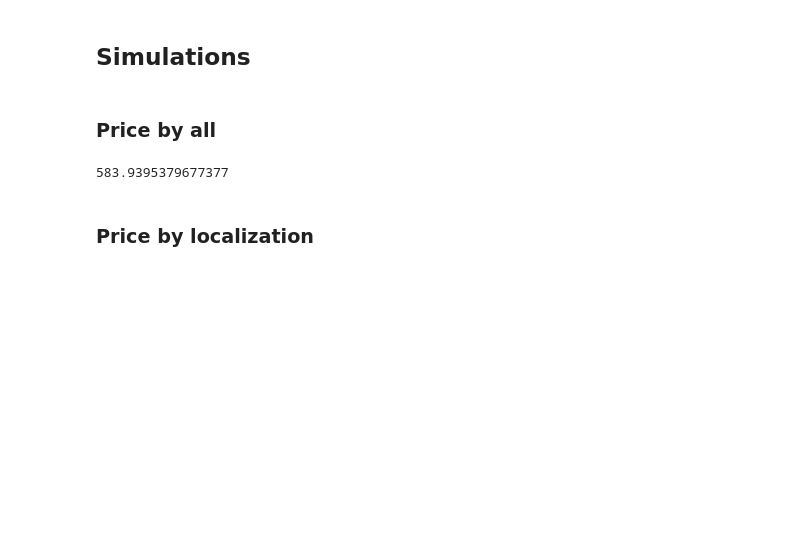
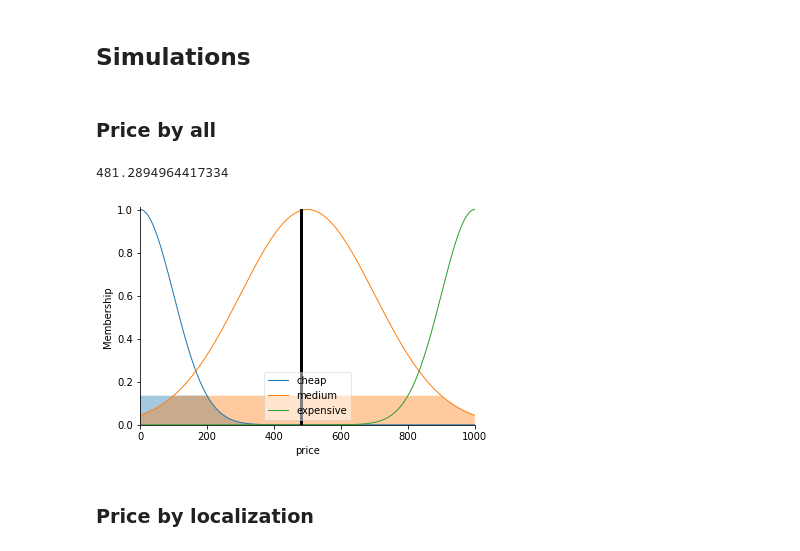
Before and after one commit to yuriloliveira/nordtalk_fuzzy, a Jupyter notebook: Property price.ipynb, the cells around one changed output. Drawn from its saved outputs; the diff is of its cells as text; code cells hidden in the pictures; blank space fills up the shorter version.

```diff
--- a/Property price.ipynb
+++ b/Property price.ipynb
@@ -34,17 +42,19 @@ price.view()
 ### Furniture + included bills rules
 # %%
 furniture_included_bills_rules = [
-    ctrl.Rule(furniture['none'] | included_bills['none'], price['cheap']),
-    ctrl.Rule(furniture['partial'] | included_bills['partial'], price['medium']),
-    ctrl.Rule(furniture['complete'] | included_bills['complete'], price['expansive'])
+    ctrl.Rule((furniture['none'] & included_bills['none']) | (localization['very far'] | localization['far']), price['cheap']),
+    ctrl.Rule((furniture['partial'] | included_bills['partial']) & localization['far'], price['cheap']),
+    ctrl.Rule(furniture['complete'] & included_bills['complete'] & localization['far'], price['medium']),
+    ctrl.Rule((furniture['complete'] | included_bills['complete']) & (localization['close']), price['medium']),
+    ctrl.Rule(furniture['complete'] & included_bills['complete'] & (localization['very close']), price['expensive'])
 ]
 # %% [markdown]
 ### Localization rules
 # %%
 localization_rules = [
-    ctrl.Rule(localization['far'], price['cheap']),
-    ctrl.Rule(localization['close'], price['medium']),
-    ctrl.Rule(localization['very close'], price['expansive']),
+#     ctrl.Rule(localization['far'], price['cheap']),
+#     ctrl.Rule(localization['close'], price['medium']),
+#     ctrl.Rule(localization['very close'], price['expansive']),
 ]
 # %%
 rules = localization_rules + furniture_included_bills_rules
@@ -55,13 +65,15 @@ rules = localization_rules + furniture_included_bills_rules
 # %%
 property_ctrl = ctrl.ControlSystem(rules)
 property_simulation = ctrl.ControlSystemSimulation(property_ctrl)
-property_simulation.input['furniture'] = 4;
-property_simulation.input['included_bills'] = 7;
-property_simulation.input['localization'] = 10;
+property_simulation.input['furniture'] = 6;
+property_simulation.input['included_bills'] = 6;
+property_simulation.input['localization'] = 4000;
 property_simulation.compute();
 print(property_simulation.output['price']);
+price.view(sim=property_simulation)
 # %% [output]
-583.9395379677377
+481.2894964417334
+[figure, added]
 # %% [markdown]
 ### Price by localization
 # %%
```
Also changed, not shown: parts of 3 cells of this notebook, 1 other file.
